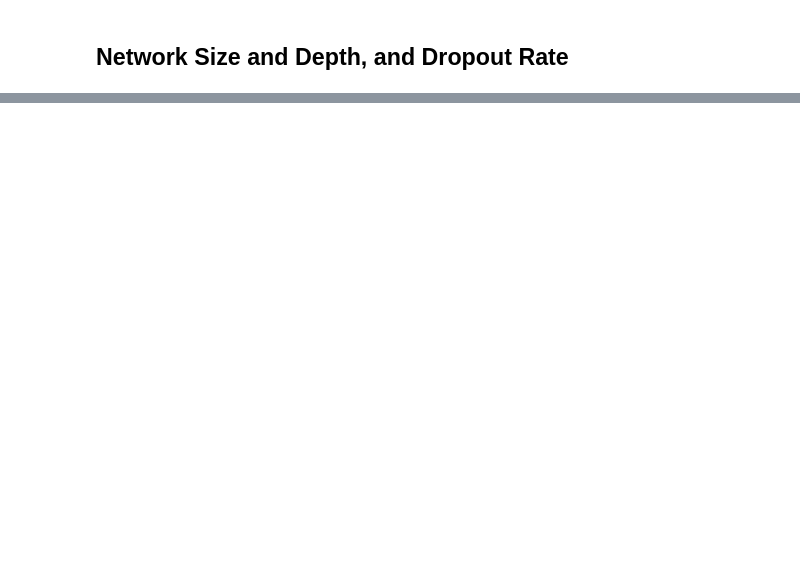
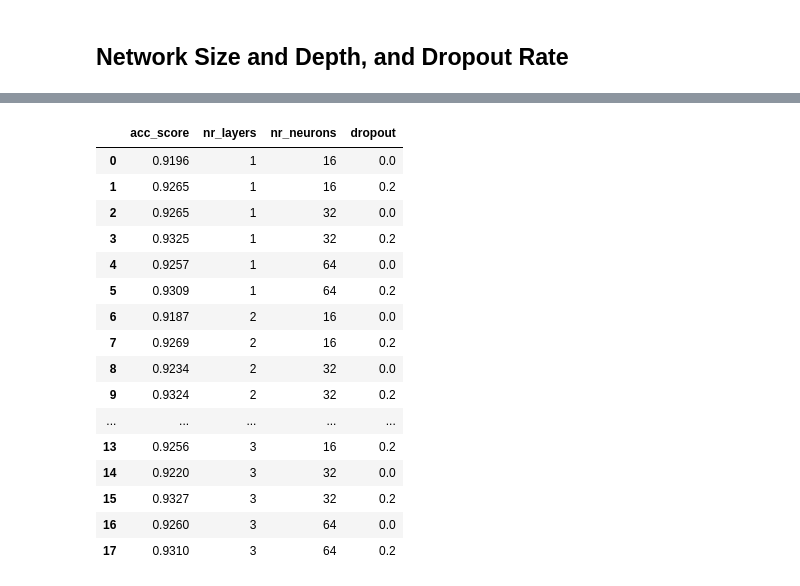
Before and after one commit to asdfbat/FYS-STK4155, a Jupyter notebook: Project3/src/Fashion_CNN.ipynb, the cells around one changed output, grey strips where cells are left out. Saved outputs shown, nothing was run; the diff lists cells and outputs as text; code cells hidden in the pictures; blank space fills up the shorter version.

Commit message:
added data from cnn run

```diff
--- a/Project3/src/Fashion_CNN.ipynb
+++ b/Project3/src/Fashion_CNN.ipynb
@@ -135,7 +138,7 @@ for batch_size in all_params["batch_size"]:
 
         callbacks = [EarlyStopping(monitor="val_accuracy", min_delta=0.001, patience=10, verbose=1, restore_best_weights=True)]
         model = make_conv_model(params)
-        clf = KerasClassifier(build_fn=model, batch_size=params["batch_size"], epochs=1, validation_data=(X_test_reshaped, Y_onehot_test), callbacks=callbacks, verbose=1)
+        clf = KerasClassifier(build_fn=model, batch_size=params["batch_size"], epochs=200, validation_data=(X_test_reshaped, Y_onehot_test), callbacks=callbacks, verbose=1)
         history = clf.fit(X_train_reshaped, Y_onehot_train)
         Y_pred = clf.predict(X_val_reshaped)
         del history, clf, model
@@ -193,3 +252,23 @@ for nr_layers in all_params["nr_layers"]:
 # %%
 hp_df = pd.DataFrame.from_dict(hp_dict)
 hp_df.to_pickle("../data/hp_df_CNN_network_size.pickle")
+# %%
+hp_df
+# %% [output]
+|  | acc_score | nr_layers | nr_neurons | dropout |
+| 0 | 0.9196 | 1 | 16 | 0.0 |
+| 1 | 0.9265 | 1 | 16 | 0.2 |
+| 2 | 0.9265 | 1 | 32 | 0.0 |
+| 3 | 0.9325 | 1 | 32 | 0.2 |
+| 4 | 0.9257 | 1 | 64 | 0.0 |
+| 5 | 0.9309 | 1 | 64 | 0.2 |
+| 6 | 0.9187 | 2 | 16 | 0.0 |
+| 7 | 0.9269 | 2 | 16 | 0.2 |
+| 8 | 0.9234 | 2 | 32 | 0.0 |
+| 9 | 0.9324 | 2 | 32 | 0.2 |
+| ... | ... | ... | ... | ... |
+| 13 | 0.9256 | 3 | 16 | 0.2 |
+| 14 | 0.9220 | 3 | 32 | 0.0 |
+| 15 | 0.9327 | 3 | 32 | 0.2 |
+| 16 | 0.9260 | 3 | 64 | 0.0 |
+| 17 | 0.9310 | 3 | 64 | 0.2 |
```
Also changed, not shown: parts of 4 cells of this notebook, 2 other files.
